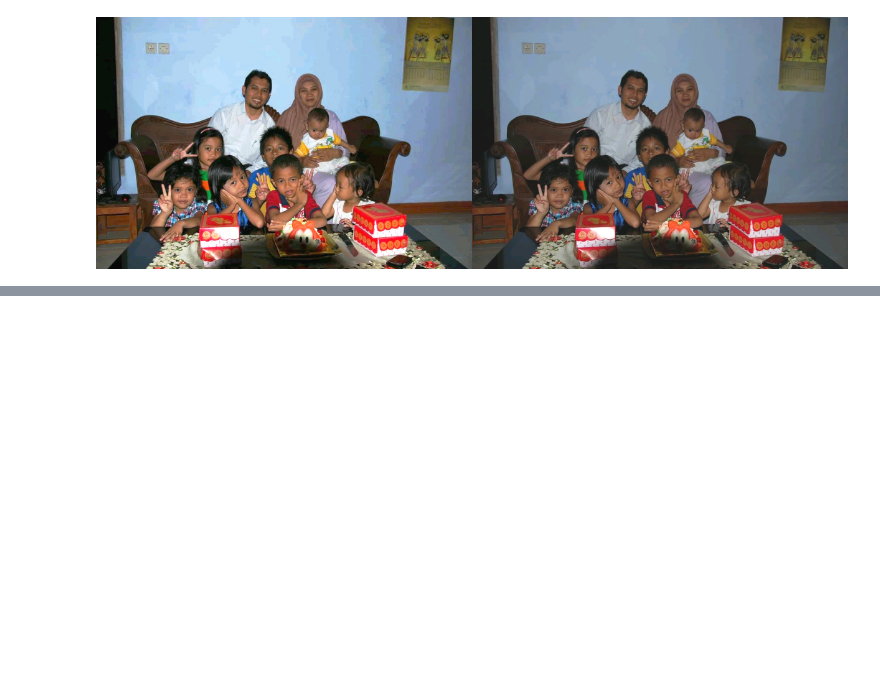
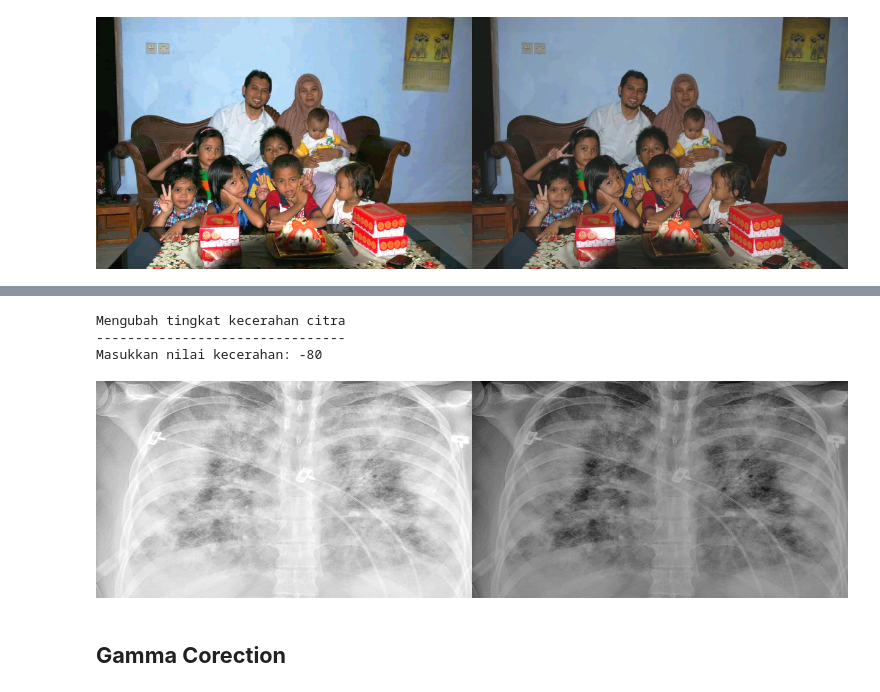
Before and after one commit to AhmadRafif22/PCVK_Genap_2023, a Jupyter notebook: UTS.ipynb, the cells around one changed output, grey strips where cells are left out. Saved outputs shown, nothing was run; the diff lists cells and outputs as text; code cells hidden in the pictures; blank space fills up the shorter version.

```diff
--- a/UTS.ipynb
+++ b/UTS.ipynb
@@ -125,0 +161,26 @@ cv2_imshow(perbandingan)
+# %%
+print('Mengubah tingkat kecerahan citra')
+print('--------------------------------')
+try:
+  brightness = int(input('Masukkan nilai kecerahan: '))
+except ValueError:
+  print('Error, not a number')
+
+original = cv.imread('/content/drive/MyDrive/Kuliah/Semester 6/lain lain/PVCK/UTS/rontgen.png')
+brightness_image = np.zeros(original.shape, original.dtype)
+
+#akses per piksel
+for y in range(original.shape[0]):
+  for x in range(original.shape[1]):
+    for c in range(original.shape[2]):
+      brightness_image[y,x,c] = np.clip(original[y,x,c] + brightness, 0, 255)
+
+final_frame = cv.hconcat((original, brightness_image))
+cv2_imshow(final_frame)
+# %% [output]
+Mengubah tingkat kecerahan citra
+--------------------------------
+Masukkan nilai kecerahan: -80
+[figure, added]
+# %% [markdown]
+## **Gamma Corection**
```
Also changed, not shown: parts of 12 cells of this notebook.
